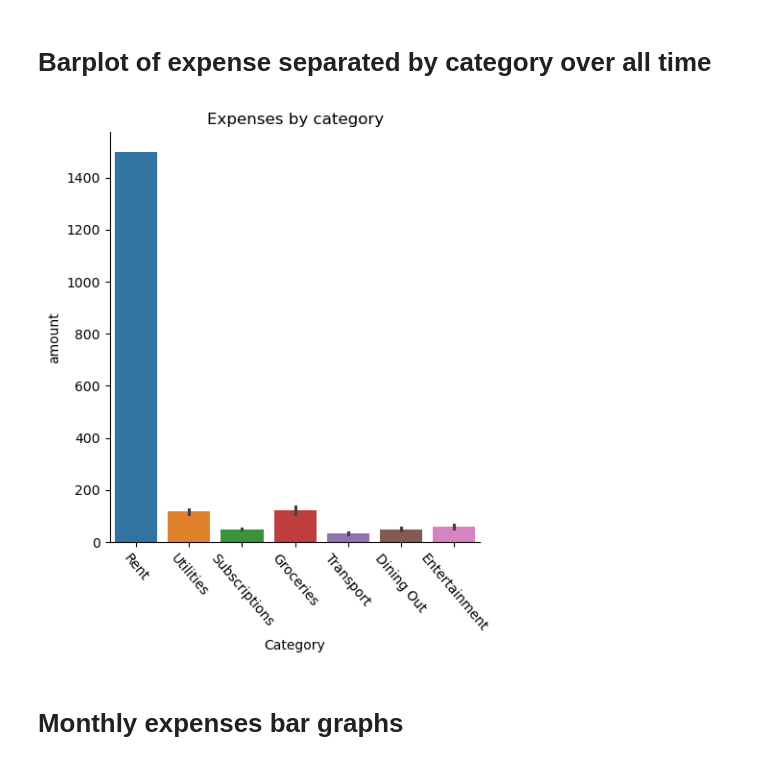
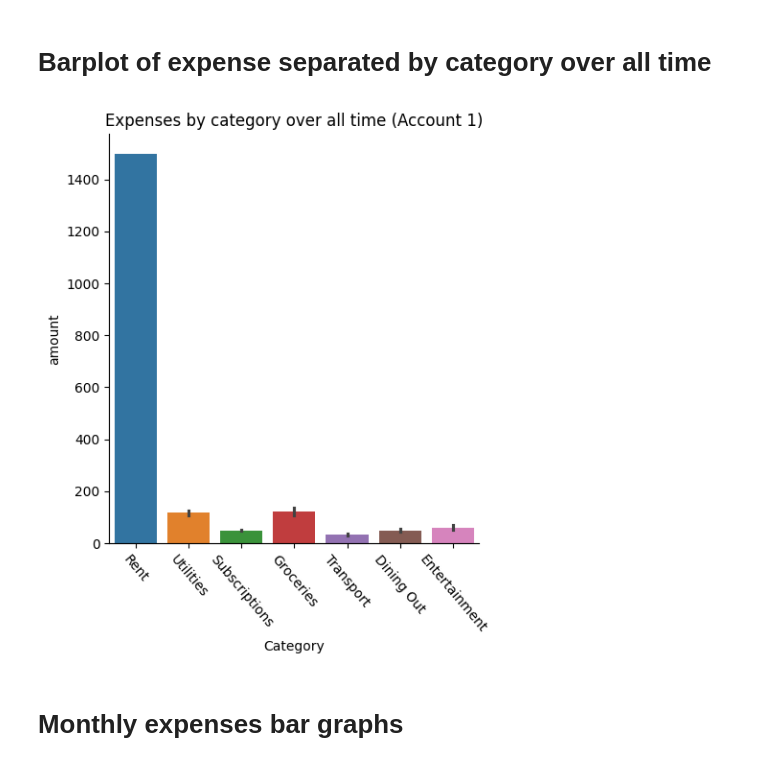
Before and after one commit to sjsu-cs122-s26/spender-menders-personal-finance-data-expense-tracker, a Jupyter notebook: notebooks/Visualization.ipynb, the cells around one changed output. Cells and saved outputs as stored; diff of their text form; code cells hidden in the pictures.

```diff
--- a/notebooks/Visualization.ipynb
+++ b/notebooks/Visualization.ipynb
@@ -206,12 +196,12 @@ for category,color in zip(categories, palette):
 # %%
 # bar plot to compare expenses by category(overall time)
 sns.catplot(data=account1_expenses, x='name', y='amount',kind='bar', hue='name')
 plt.xticks(rotation=310)
 plt.xlabel('Category')
-plt.title('Expenses by category')
+plt.title('Expenses by category over all time (Account 1)')
 plt.show()
 # %% [output]
-[figure, old version]
+[figure, new version]
 # %% [markdown]
 # Monthly expenses bar graphs
 # %%
```
Also changed, not shown: parts of 9 cells of this notebook.
